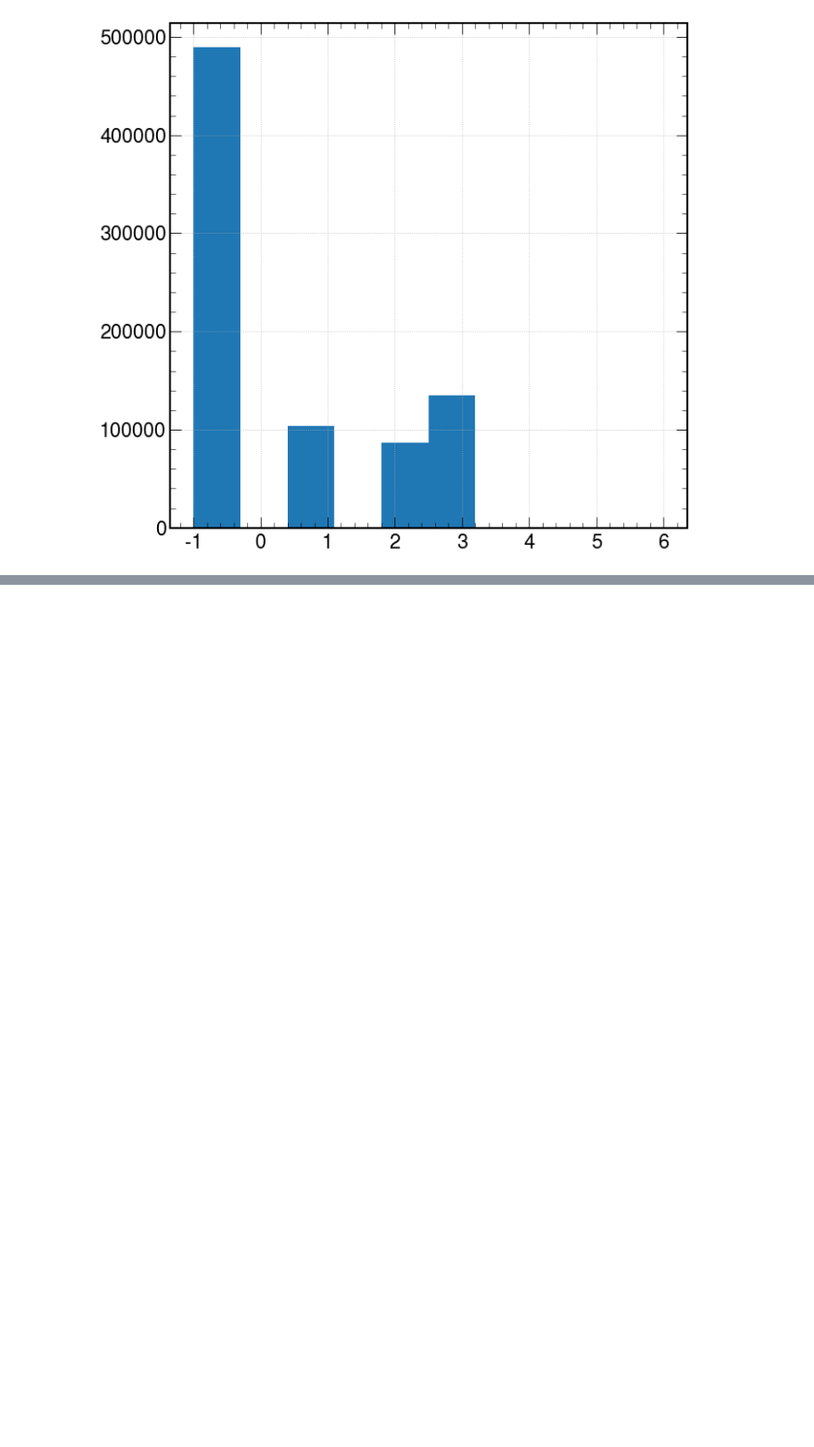
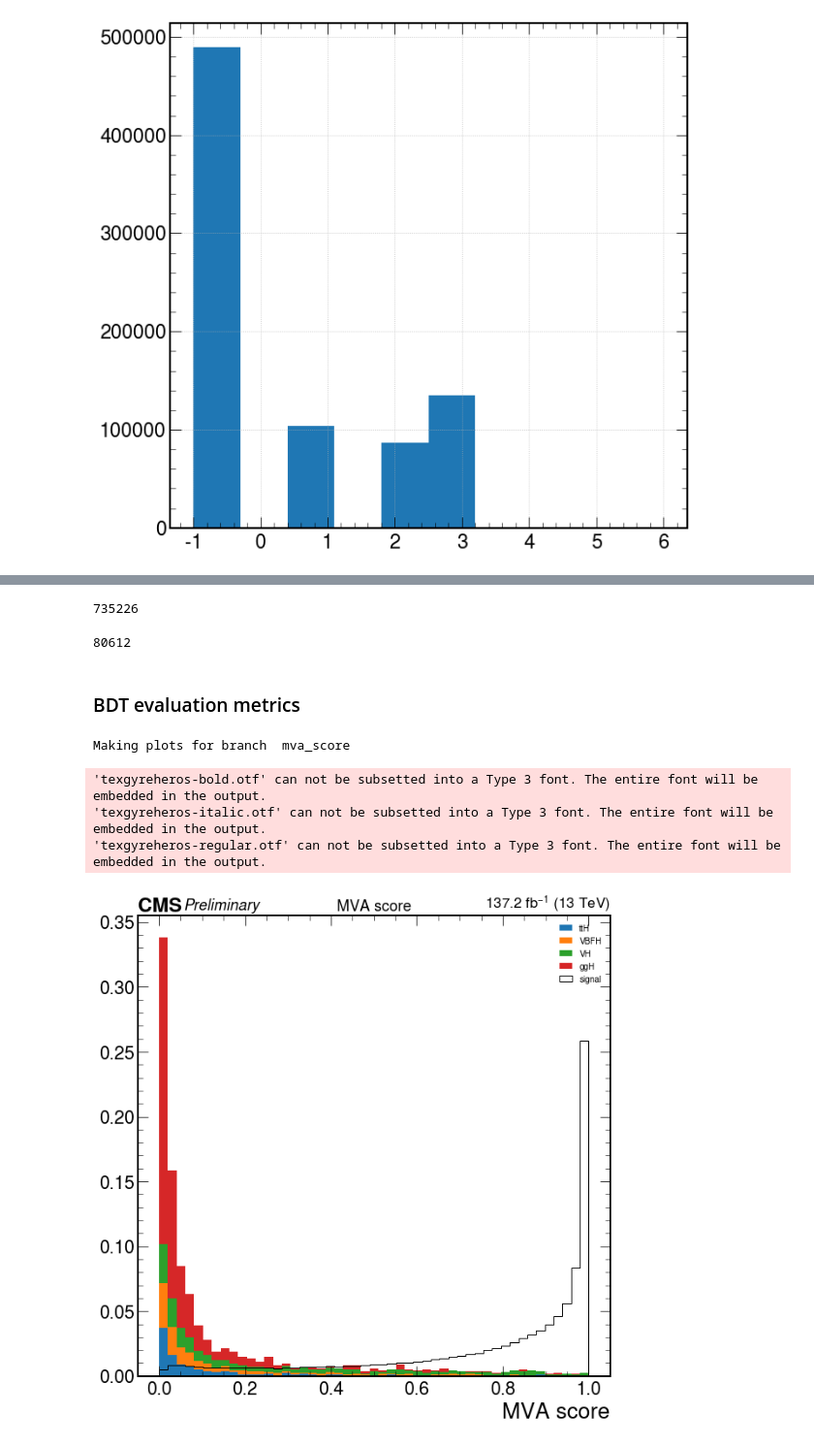
Before and after one commit to cmstas/HggAnalysisDev, a Jupyter notebook: BDT_distributions/20210422-morePlots/New Resonant backgrounds BDT distributions.ipynb, the cells around one changed output, grey strips where cells are left out. Shown at 97% size. Cells and saved outputs as stored; diff of their text form; code cells hidden in the pictures; blank space fills up the shorter version.

```diff
--- a/BDT_distributions/20210422-morePlots/New Resonant backgrounds BDT distributions.ipynb
+++ b/BDT_distributions/20210422-morePlots/New Resonant backgrounds BDT distributions.ipynb
@@ -197,0 +229,12 @@ df["ele1_eta"].hist()
+# %%
+len(df.loc[df["process_id"] == -1])
+# %% [output]
+735226
+# %%
+len(df.loc[df["process_id"] != -1])
+# %% [output]
+80612
+# %% [markdown]
+### BDT evaluation metrics
+# %%
+df_bdt = pd.read_pickle("/home/users/bsathian/HHggTauTau/centralRepo/HggAnalysisDev/Preselection/output/HHggTauTau_InclusivePresel_20210423_all_resonant_backgrounds_with_nan_with_bdt_score.pkl")
@@ -197,0 +244,9 @@ df["ele1_eta"].hist()
+# %%
+x = plotter.Plotter(df = df_bdt.loc[df_bdt["train_label"] == 2], input_options = input_options, plot_options = "bdt_distributions.json", branches = ["mva_score"])
+x.run()
+# %% [output]
+Making plots for branch  mva_score
+'texgyreheros-bold.otf' can not be subsetted into a Type 3 font. The entire font will be embedded in the output.
+'texgyreheros-italic.otf' can not be subsetted into a Type 3 font. The entire font will be embedded in the output.
+'texgyreheros-regular.otf' can not be subsetted into a Type 3 font. The entire font will be embedded in the output.
+[figure, added]
```
Also changed, not shown: parts of 31 cells of this notebook, 1 other file.
